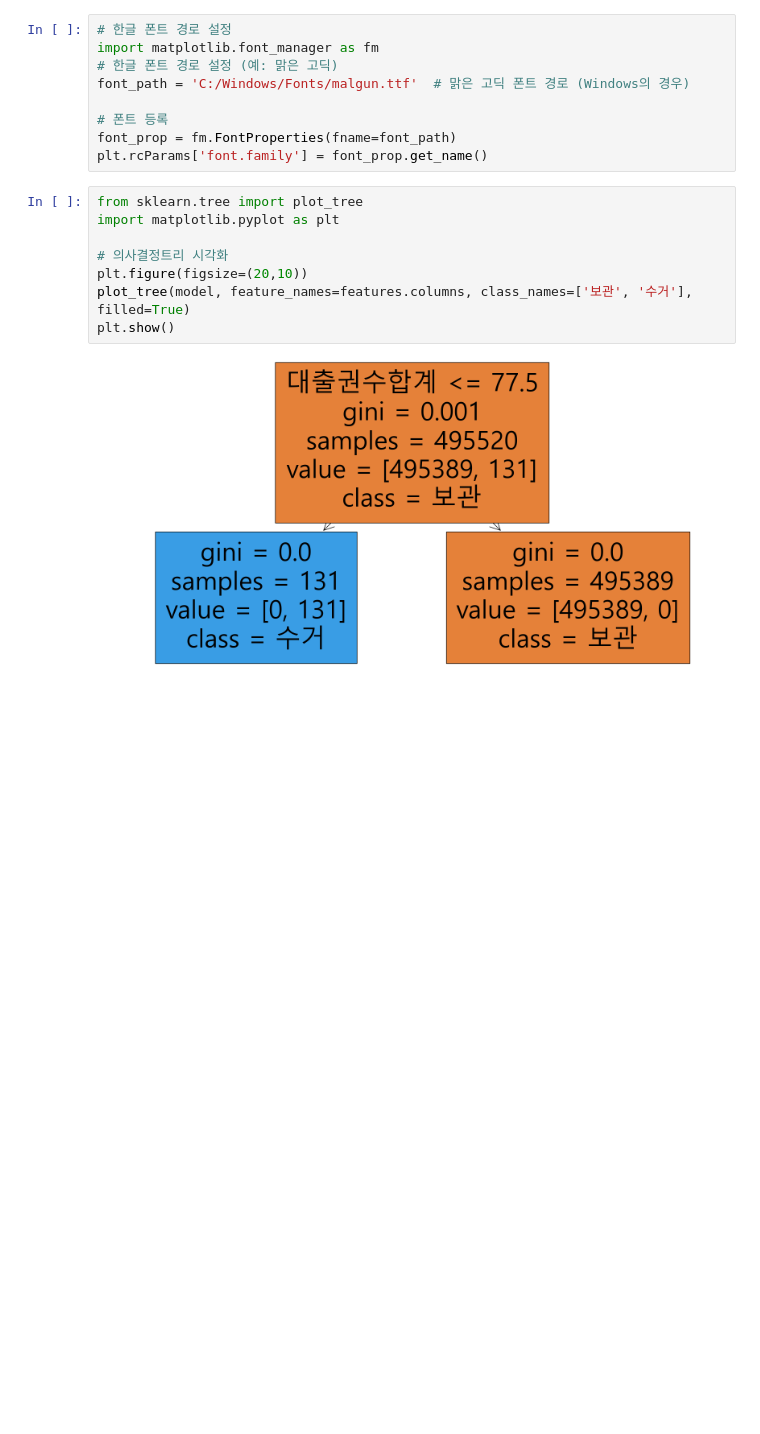
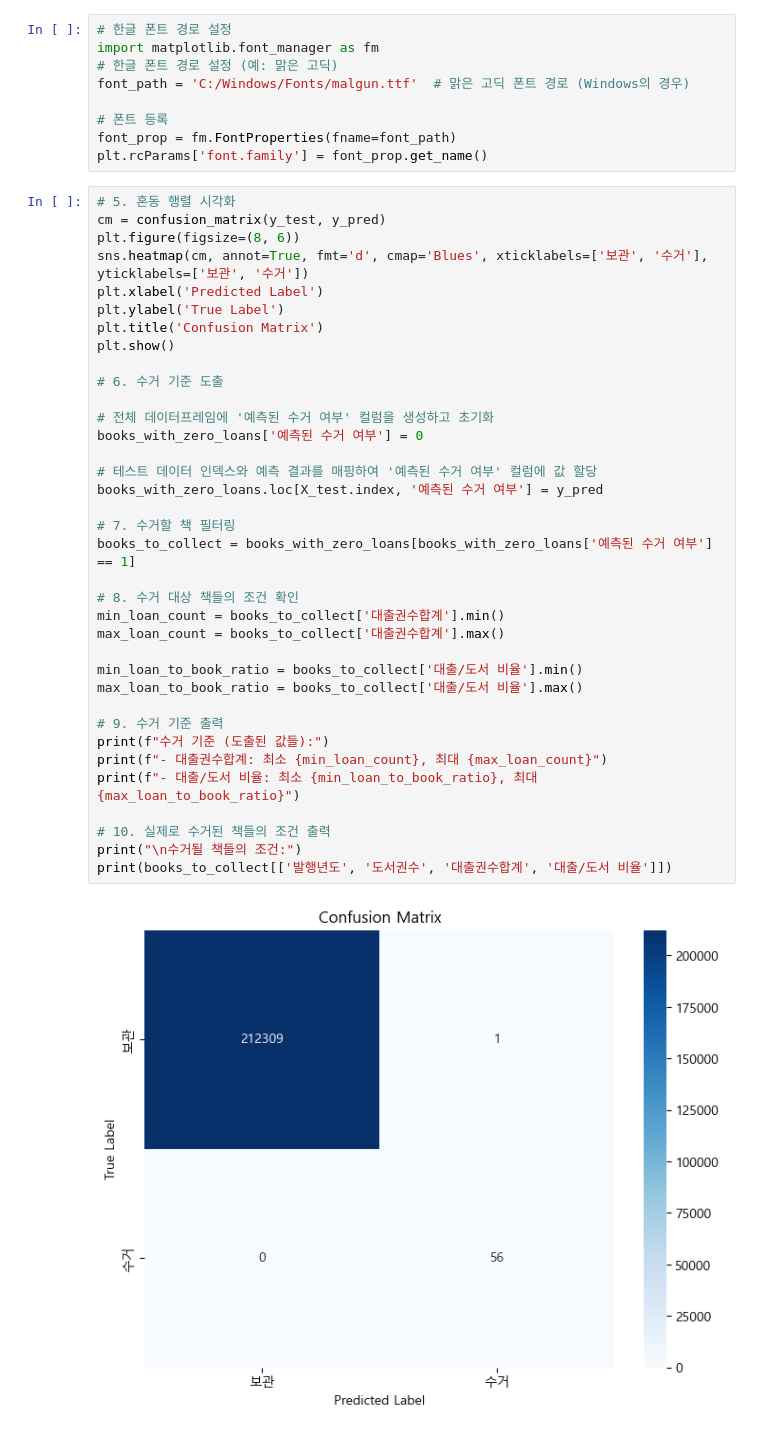
Before and after one commit to Song-Hyunsub/LibraryDataPljec, a Jupyter notebook: 머신러닝 기법으로 재고처리(1) - 의사결정트리.ipynb, the cells around one changed output. Cells and saved outputs as stored; diff of their text form; blank space fills up the shorter version.

```diff
--- a/머신러닝 기법으로 재고처리(1) - 의사결정트리.ipynb
+++ b/머신러닝 기법으로 재고처리(1) - 의사결정트리.ipynb
@@ -111,12 +117,40 @@ font_path = 'C:/Windows/Fonts/malgun.ttf'  # 맑은 고딕 폰트 경로 (Window
 font_prop = fm.FontProperties(fname=font_path)
 plt.rcParams['font.family'] = font_prop.get_name()
 # %%
-from sklearn.tree import plot_tree
-import matplotlib.pyplot as plt
+# 5. 혼동 행렬 시각화
+cm = confusion_matrix(y_test, y_pred)
+plt.figure(figsize=(8, 6))
+sns.heatmap(cm, annot=True, fmt='d', cmap='Blues', xticklabels=['보관', '수거'], yticklabels=['보관', '수거'])
+plt.xlabel('Predicted Label')
+plt.ylabel('True Label')
+plt.title('Confusion Matrix')
+plt.show()
 
-# 의사결정트리 시각화
-plt.figure(figsize=(20,10))
-plot_tree(model, feature_names=features.columns, class_names=['보관', '수거'], filled=True)
-plt.show()
+# 6. 수거 기준 도출
+
+# 전체 데이터프레임에 '예측된 수거 여부' 컬럼을 생성하고 초기화
+books_with_zero_loans['예측된 수거 여부'] = 0
+
+# 테스트 데이터 인덱스와 예측 결과를 매핑하여 '예측된 수거 여부' 컬럼에 값 할당
+books_with_zero_loans.loc[X_test.index, '예측된 수거 여부'] = y_pred
+
+# 7. 수거할 책 필터링
+books_to_collect = books_with_zero_loans[books_with_zero_loans['예측된 수거 여부'] == 1]
+
+# 8. 수거 대상 책들의 조건 확인
+min_loan_count = books_to_collect['대출권수합계'].min()
+max_loan_count = books_to_collect['대출권수합계'].max()
+
+min_loan_to_book_ratio = books_to_collect['대출/도서 비율'].min()
+max_loan_to_book_ratio = books_to_collect['대출/도서 비율'].max()
+
+# 9. 수거 기준 출력
+print(f"수거 기준 (도출된 값들):")
+print(f"- 대출권수합계: 최소 {min_loan_count}, 최대 {max_loan_count}")
+print(f"- 대출/도서 비율: 최소 {min_loan_to_book_ratio}, 최대 {max_loan_to_book_ratio}")
+
+# 10. 실제로 수거된 책들의 조건 출력
+print("\n수거될 책들의 조건:")
+print(books_to_collect[['발행년도', '도서권수', '대출권수합계', '대출/도서 비율']])
 # %% [output]
-[figure, old version]
+[figure, new version]
```
Also changed, not shown: parts of 3 cells of this notebook.
